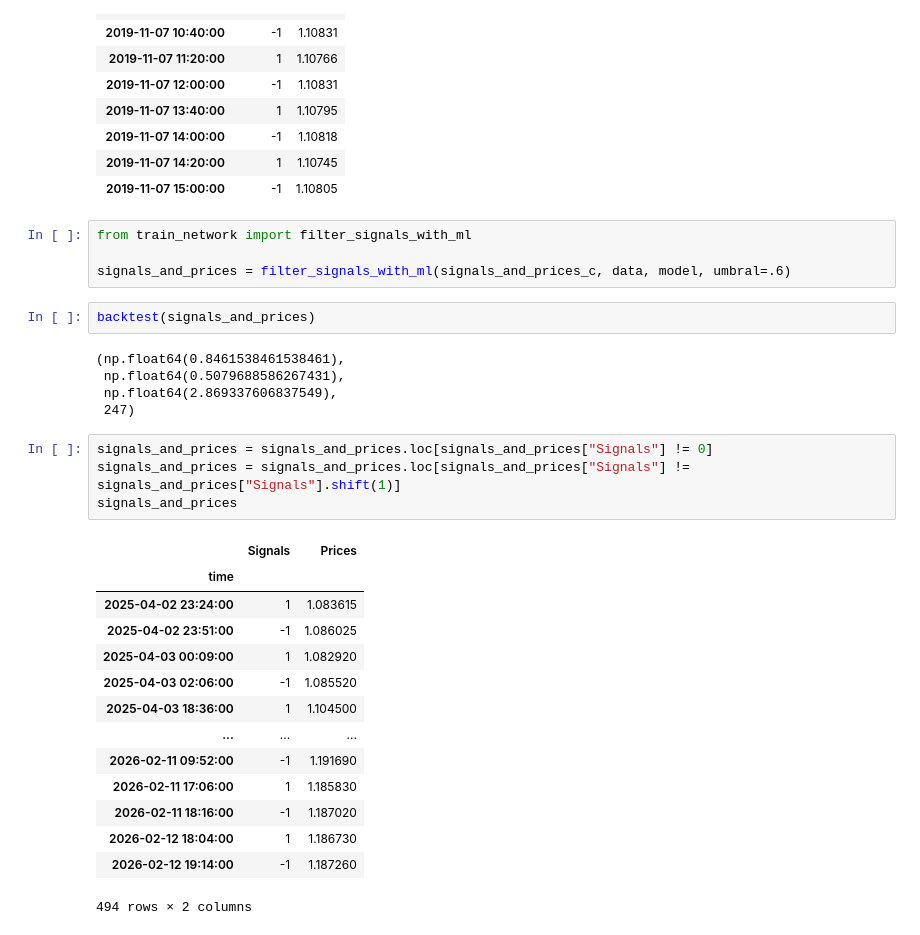
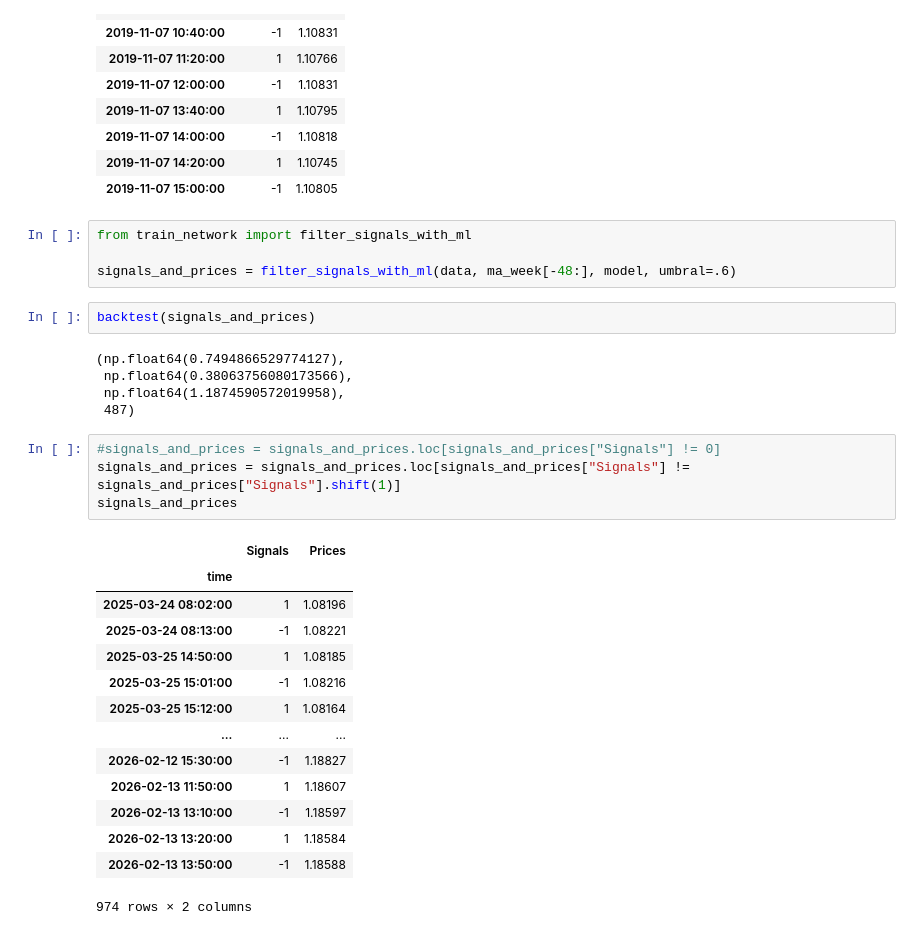
Before and after one commit to Angel-Arevalo/optimal-moving-average, a Jupyter notebook: Hallar ma estables.ipynb, the cells around one changed output. Drawn from its saved outputs; the diff is of its cells as text.

```diff
--- a/Hallar ma estables.ipynb
+++ b/Hallar ma estables.ipynb
@@ -185,33 +175,33 @@ signals_and_prices_c
 # %%
 from train_network import filter_signals_with_ml
 
-signals_and_prices = filter_signals_with_ml(signals_and_prices_c, data, model, umbral=.6)
+signals_and_prices = filter_signals_with_ml(data, ma_week[-48:], model, umbral=.6)
 # %%
 backtest(signals_and_prices)
 # %% [output]
-(np.float64(0.8461538461538461),
- np.float64(0.5079688586267431),
- np.float64(2.869337606837549),
- 247)
+(np.float64(0.7494866529774127),
+ np.float64(0.38063756080173566),
+ np.float64(1.1874590572019958),
+ 487)
 # %%
-signals_and_prices = signals_and_prices.loc[signals_and_prices["Signals"] != 0]
+#signals_and_prices = signals_and_prices.loc[signals_and_prices["Signals"] != 0]
 signals_and_prices = signals_and_prices.loc[signals_and_prices["Signals"] != signals_and_prices["Signals"].shift(1)]
 signals_and_prices
 # %% [output]
 |  | Signals | Prices |
 | time |  |  |
-| 2025-04-02 23:24:00 | 1 | 1.083615 |
-| 2025-04-02 23:51:00 | -1 | 1.086025 |
-| 2025-04-03 00:09:00 | 1 | 1.082920 |
-| 2025-04-03 02:06:00 | -1 | 1.085520 |
-| 2025-04-03 18:36:00 | 1 | 1.104500 |
+| 2025-03-24 08:02:00 | 1 | 1.08196 |
+| 2025-03-24 08:13:00 | -1 | 1.08221 |
+| 2025-03-25 14:50:00 | 1 | 1.08185 |
+| 2025-03-25 15:01:00 | -1 | 1.08216 |
+| 2025-03-25 15:12:00 | 1 | 1.08164 |
 | ... | ... | ... |
-| 2026-02-11 09:52:00 | -1 | 1.191690 |
-| 2026-02-11 17:06:00 | 1 | 1.185830 |
-| 2026-02-11 18:16:00 | -1 | 1.187020 |
-| 2026-02-12 18:04:00 | 1 | 1.186730 |
-| 2026-02-12 19:14:00 | -1 | 1.187260 |
+| 2026-02-12 15:30:00 | -1 | 1.18827 |
+| 2026-02-13 11:50:00 | 1 | 1.18607 |
+| 2026-02-13 13:10:00 | -1 | 1.18597 |
+| 2026-02-13 13:20:00 | 1 | 1.18584 |
+| 2026-02-13 13:50:00 | -1 | 1.18588 |
-494 rows × 2 columns
+974 rows × 2 columns
 # %%
 import pandas as pd
 import matplotlib.pyplot as plt
```
Also changed, not shown: parts of 5 cells of this notebook, 6 other files.
